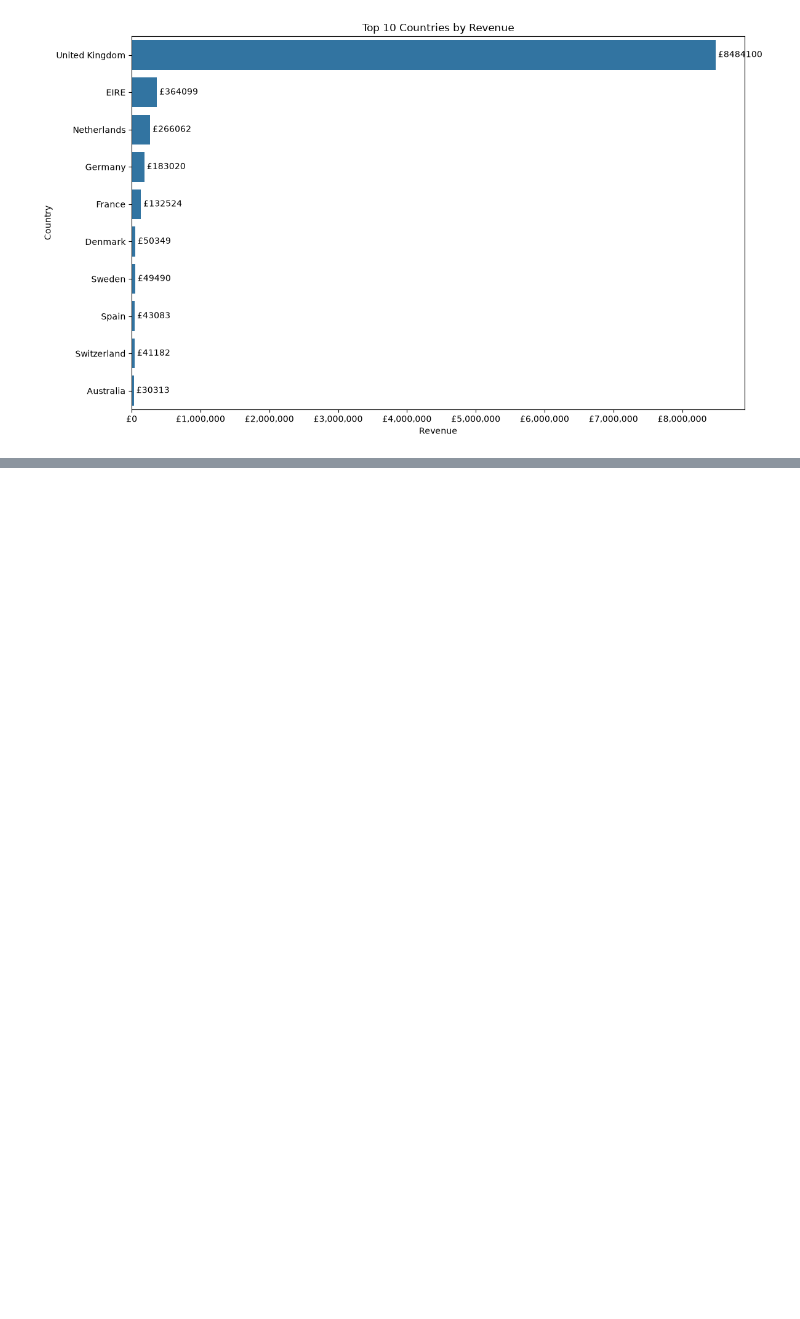
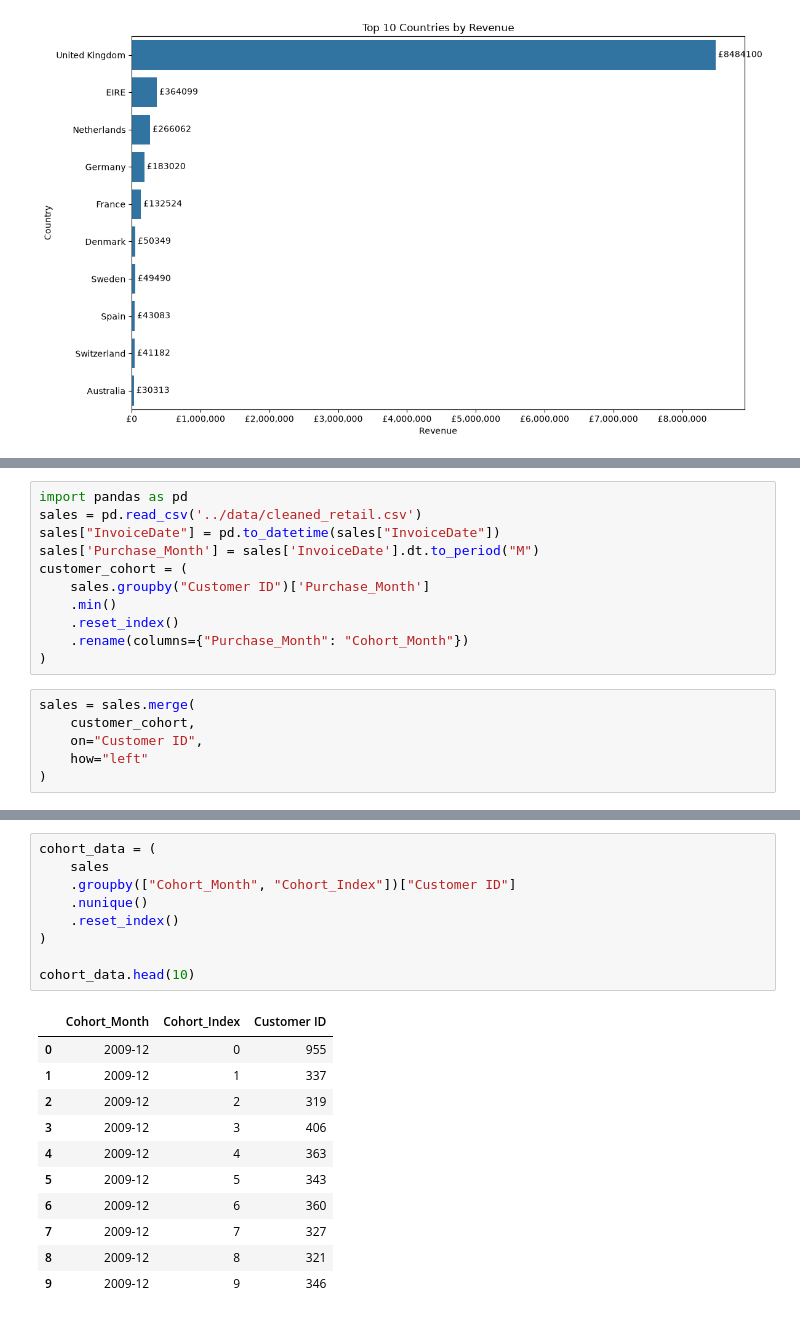
Before and after one commit to Ahmedd1901/ecommerce-sales-customer-analytics, a Jupyter notebook: src/visualization.ipynb, the cells around one changed output, grey strips where cells are left out. Saved outputs shown, nothing was run; the diff lists cells and outputs as text; blank space fills up the shorter version.

```diff
--- a/src/visualization.ipynb
+++ b/src/visualization.ipynb
@@ -248,0 +254,17 @@ plt.show()
+# %%
+import pandas as pd
+sales = pd.read_csv('../data/cleaned_retail.csv')
+sales["InvoiceDate"] = pd.to_datetime(sales["InvoiceDate"])
+sales['Purchase_Month'] = sales['InvoiceDate'].dt.to_period("M")
+customer_cohort = (
+    sales.groupby("Customer ID")['Purchase_Month']
+    .min()
+    .reset_index()
+    .rename(columns={"Purchase_Month": "Cohort_Month"})
+)
+# %%
+sales = sales.merge(
+    customer_cohort,
+    on="Customer ID",
+    how="left"
+)
@@ -248,0 +298,21 @@ plt.show()
+# %%
+cohort_data = (
+    sales
+    .groupby(["Cohort_Month", "Cohort_Index"])["Customer ID"]
+    .nunique()
+    .reset_index()
+)
+
+cohort_data.head(10)
+# %% [output]
+|  | Cohort_Month | Cohort_Index | Customer ID |
+| 0 | 2009-12 | 0 | 955 |
+| 1 | 2009-12 | 1 | 337 |
+| 2 | 2009-12 | 2 | 319 |
+| 3 | 2009-12 | 3 | 406 |
+| 4 | 2009-12 | 4 | 363 |
+| 5 | 2009-12 | 5 | 343 |
+| 6 | 2009-12 | 6 | 360 |
+| 7 | 2009-12 | 7 | 327 |
+| 8 | 2009-12 | 8 | 321 |
+| 9 | 2009-12 | 9 | 346 |
```
Also changed, not shown: parts of 11 cells of this notebook.
